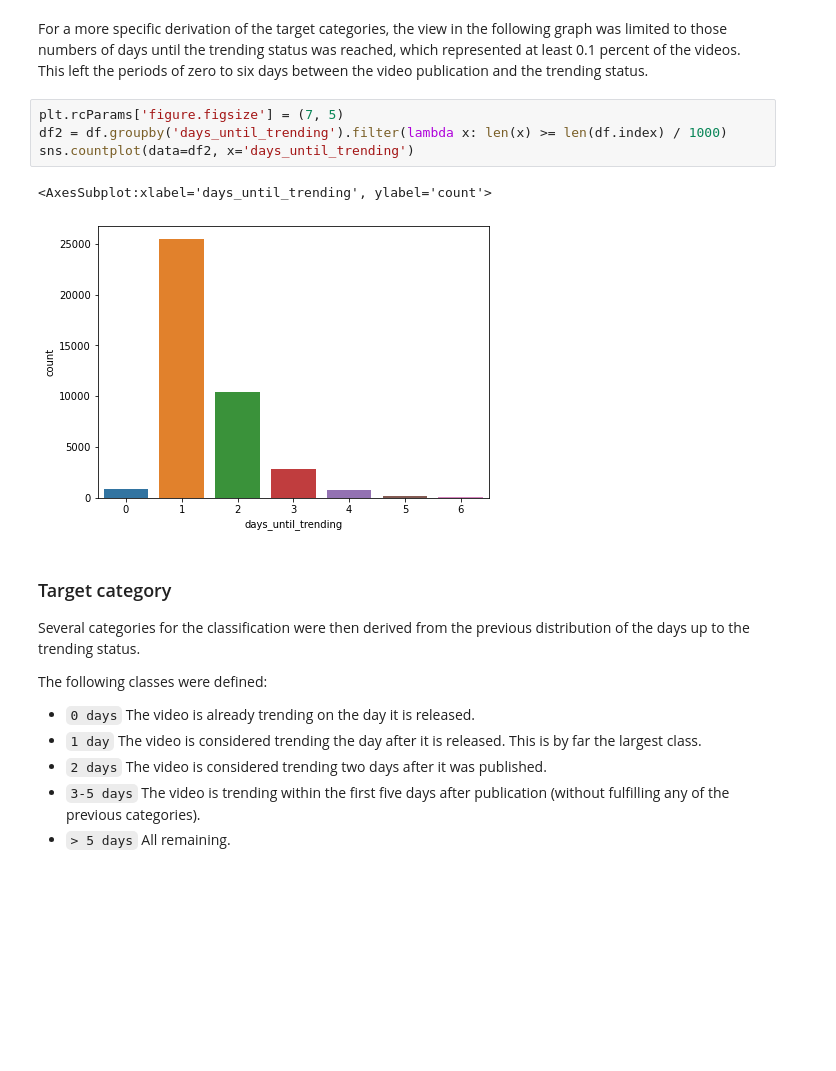
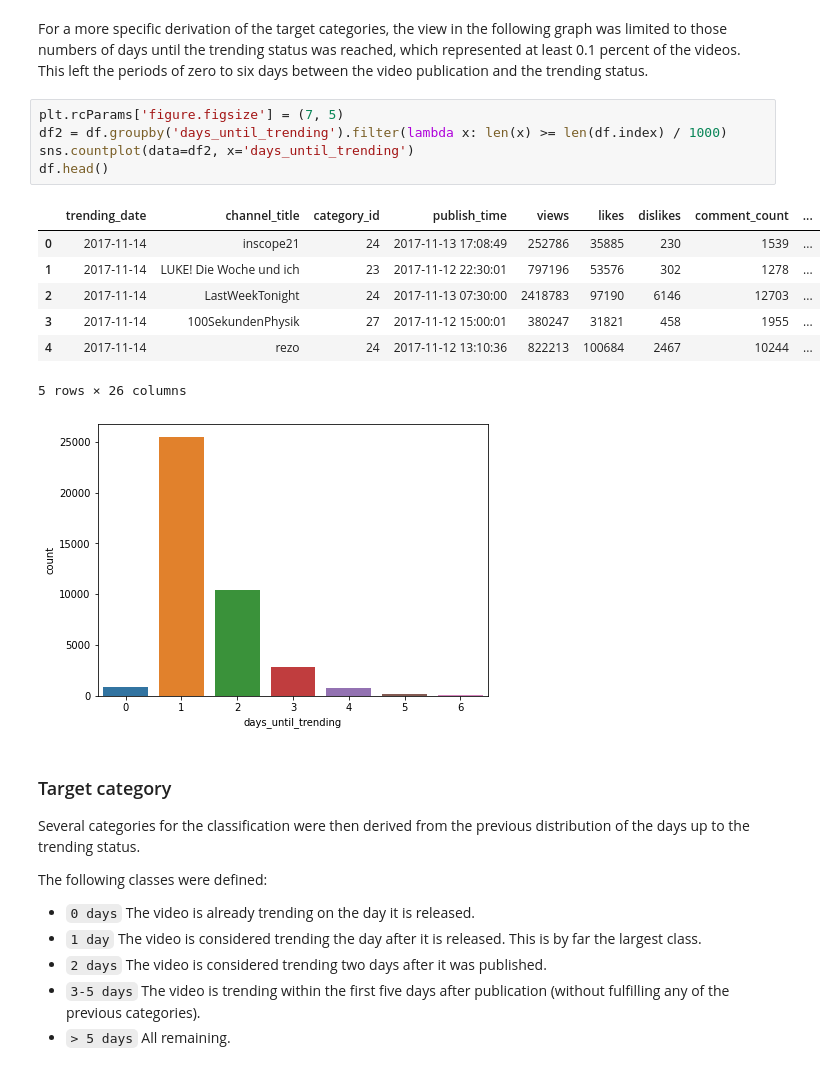
Before and after one commit to StephanHagge/data-mining, a Jupyter notebook: 3_data_preperation/data_preperation.ipynb, the cells around one changed output. Drawn from its saved outputs; the diff is of its cells as text; blank space fills up the shorter version.

```diff
--- a/3_data_preperation/data_preperation.ipynb
+++ b/3_data_preperation/data_preperation.ipynb
@@ -124,9 +133,16 @@ For a more specific derivation of the target categories, the view in the followi
 # %%
 plt.rcParams['figure.figsize'] = (7, 5)
 df2 = df.groupby('days_until_trending').filter(lambda x: len(x) >= len(df.index) / 1000)
 sns.countplot(data=df2, x='days_until_trending')
+df.head()
 # %% [output]
+|  | trending_date | channel_title | category_id | publish_time | views | likes | dislikes | comment_count | ... |
+| 0 | 2017-11-14 | inscope21 | 24 | 2017-11-13 17:08:49 | 252786 | 35885 | 230 | 1539 | ... |
+| 1 | 2017-11-14 | LUKE! Die Woche und ich | 23 | 2017-11-12 22:30:01 | 797196 | 53576 | 302 | 1278 | ... |
+| 2 | 2017-11-14 | LastWeekTonight | 24 | 2017-11-13 07:30:00 | 2418783 | 97190 | 6146 | 12703 | ... |
+| 3 | 2017-11-14 | 100SekundenPhysik | 27 | 2017-11-12 15:00:01 | 380247 | 31821 | 458 | 1955 | ... |
+| 4 | 2017-11-14 | rezo | 24 | 2017-11-12 13:10:36 | 822213 | 100684 | 2467 | 10244 | ... |
-<AxesSubplot:xlabel='days_until_trending', ylabel='count'>
+5 rows × 26 columns
 [figure]
 # %% [markdown]
 ### Target category
```
Also changed, not shown: parts of 2 cells of this notebook.
